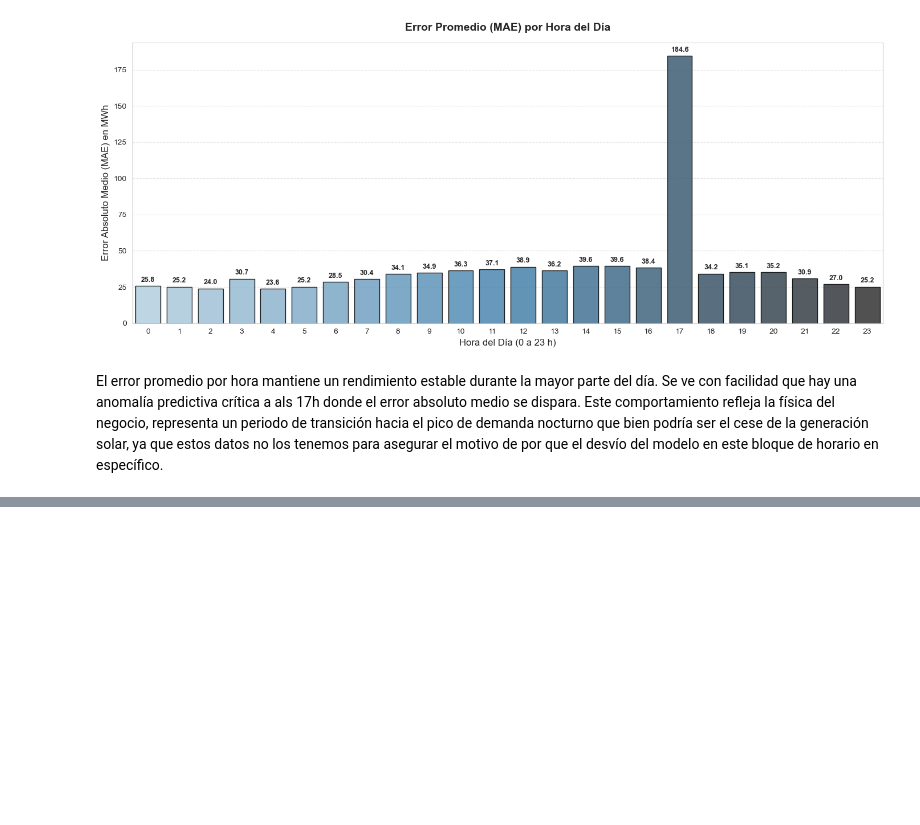
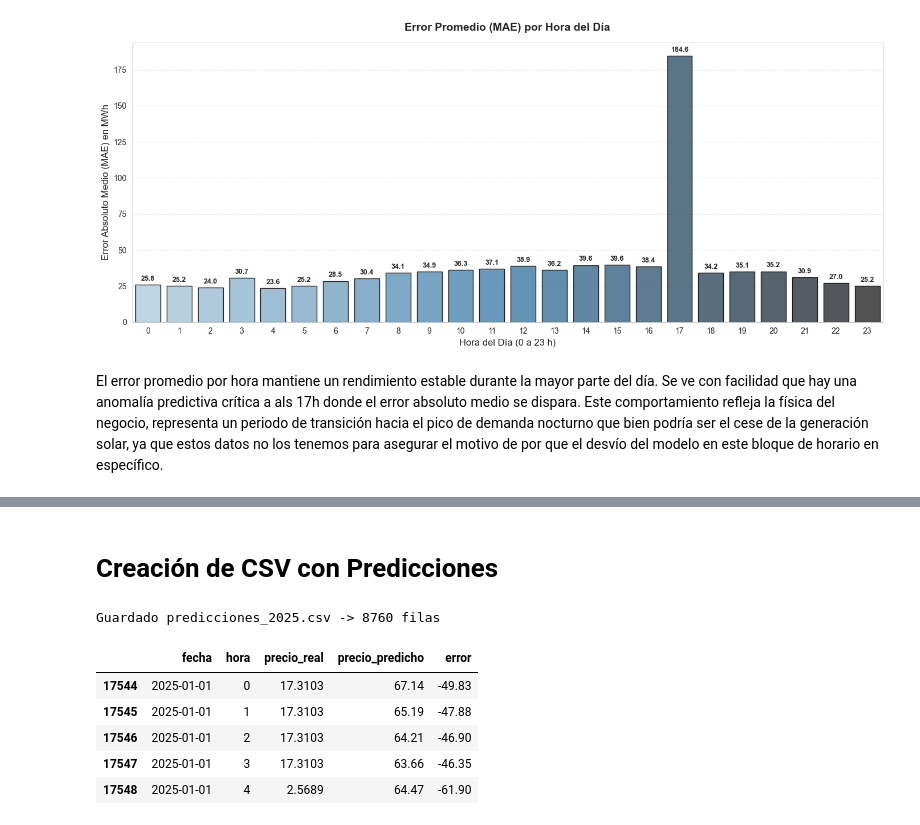
Before and after one commit to robroab/Proyecto_1_Statistical_Learning, a Jupyter notebook: proyecto1.ipynb, the cells around one changed output, grey strips where cells are left out. Cells and saved outputs as stored; diff of their text form; code cells hidden in the pictures; blank space fills up the shorter version.

Commit message:
Adición de celda para exportar CSV con predicciones.

```diff
--- a/proyecto1.ipynb
+++ b/proyecto1.ipynb
@@ -1123,0 +1170,22 @@ modelo en este bloque de horario en específico.
+# %% [markdown]
+# Creación de CSV con Predicciones
+# %%
+predicciones = pd.DataFrame({
+    "fecha": test_2025_feat["fecha"],
+    "hora": test_2025_feat["hora"],
+    "precio_real": test_2025_feat[target].round(4),
+    "precio_predicho": test_2025_feat["precio_predicho"].round(2),
+})
+predicciones["error"] = (predicciones["precio_real"] - predicciones["precio_predicho"]).round(2)
+
+predicciones.to_csv("predicciones_2025.csv", index=False)
+print("Guardado predicciones_2025.csv ->", len(predicciones), "filas")
+predicciones.head()
+# %% [output]
+Guardado predicciones_2025.csv -> 8760 filas
+|  | fecha | hora | precio_real | precio_predicho | error |
+| 17544 | 2025-01-01 | 0 | 17.3103 | 67.14 | -49.83 |
+| 17545 | 2025-01-01 | 1 | 17.3103 | 65.19 | -47.88 |
+| 17546 | 2025-01-01 | 2 | 17.3103 | 64.21 | -46.90 |
+| 17547 | 2025-01-01 | 3 | 17.3103 | 63.66 | -46.35 |
+| 17548 | 2025-01-01 | 4 | 2.5689 | 64.47 | -61.90 |
```
Also changed, not shown: parts of 3 cells of this notebook, 3 other files.
